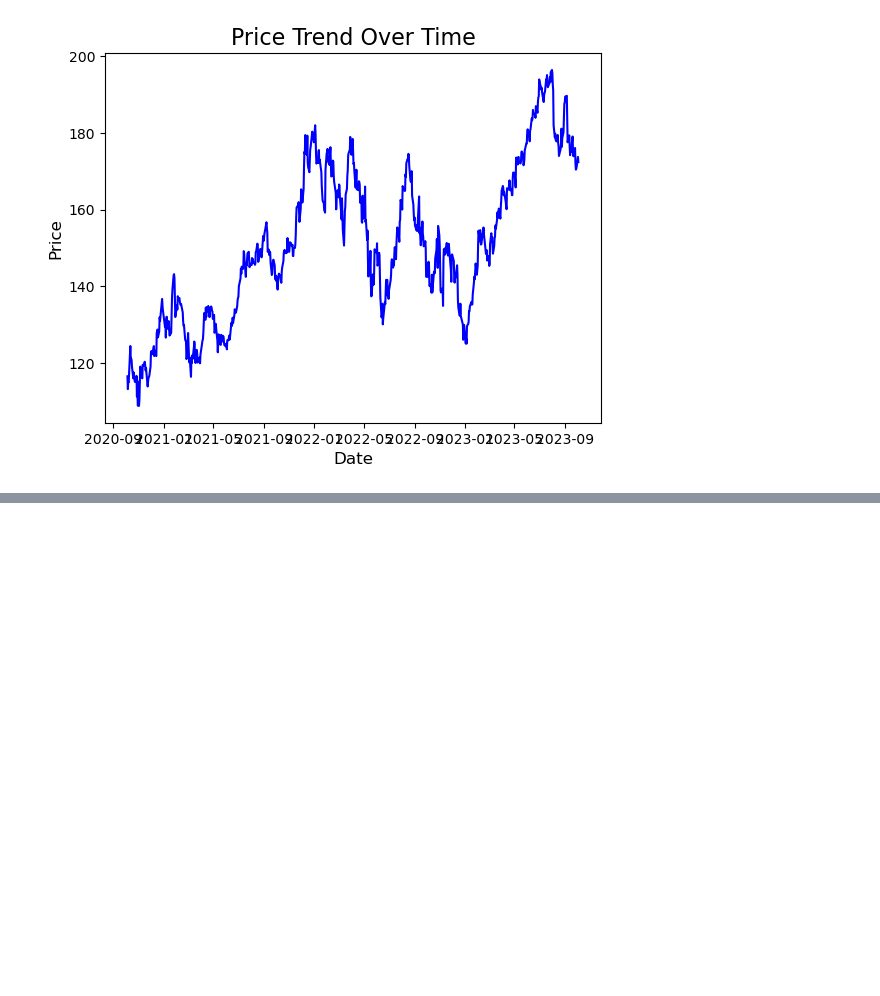
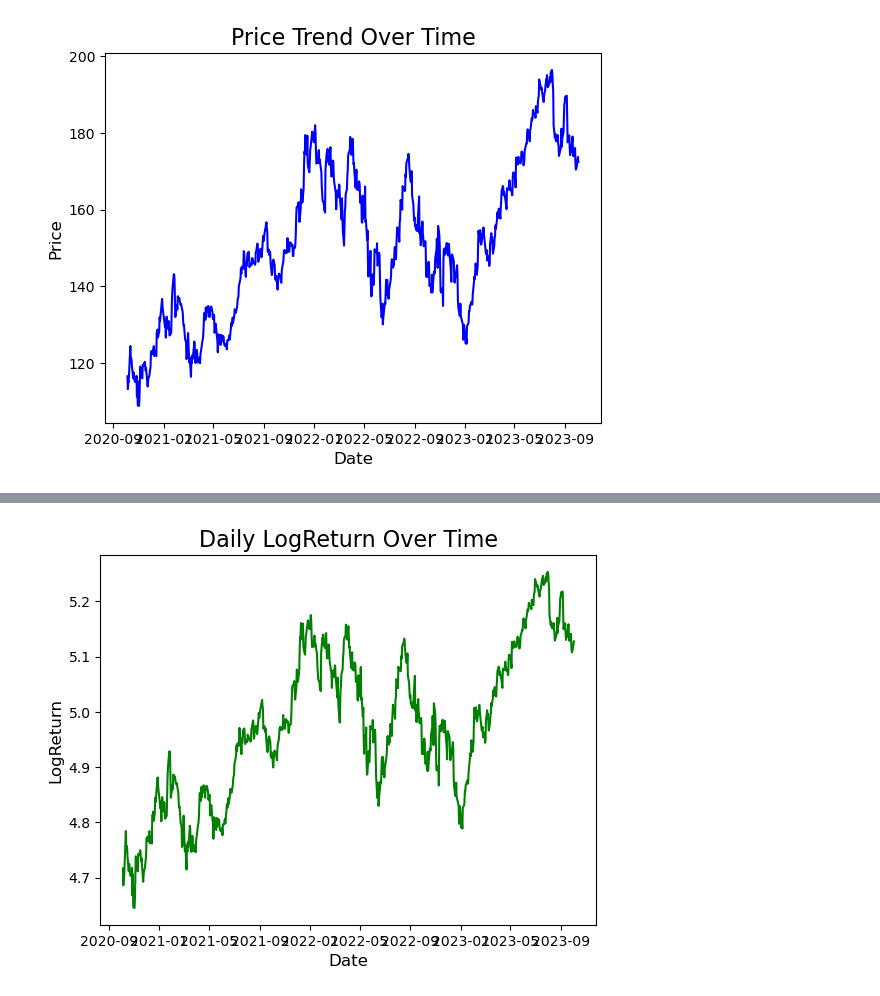
Before and after one commit to andreist3fan/ovmHW1, a Jupyter notebook: homework1.ipynb, the cells around one changed output, grey strips where cells are left out. Cells and saved outputs as stored; diff of their text form; code cells hidden in the pictures; blank space fills up the shorter version.

```diff
--- a/homework1.ipynb
+++ b/homework1.ipynb
@@ -55,0 +66,10 @@ plt.show()
+# %%
+# plot daily logreturn
+df['LogReturn'] = np.log(df['Close'] - np.log(df['Close'].shift(1)))
+plt.title('Daily LogReturn Over Time', fontsize=16)
+plt.xlabel('Date', fontsize=12)
+plt.ylabel('LogReturn', fontsize=12)
+plt.plot(df.index, df.LogReturn, linestyle='-', color='g', label='LogReturn')
+plt.show()
+# %% [output]
+[figure, added]
```
Also changed, not shown: parts of 3 cells of this notebook, 1 other file.
